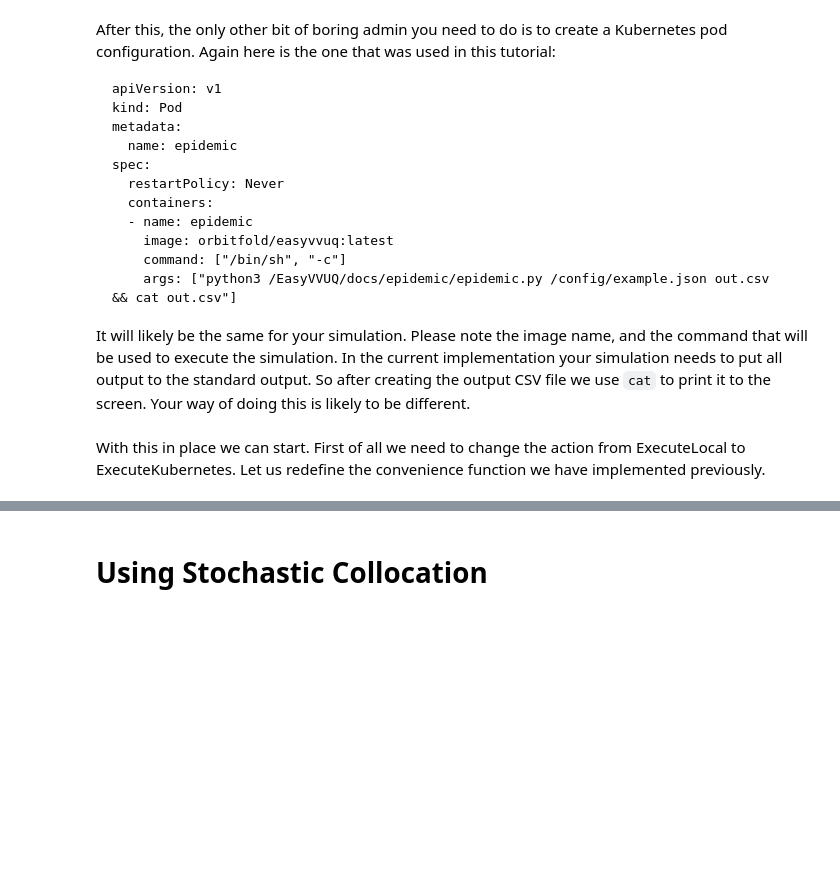
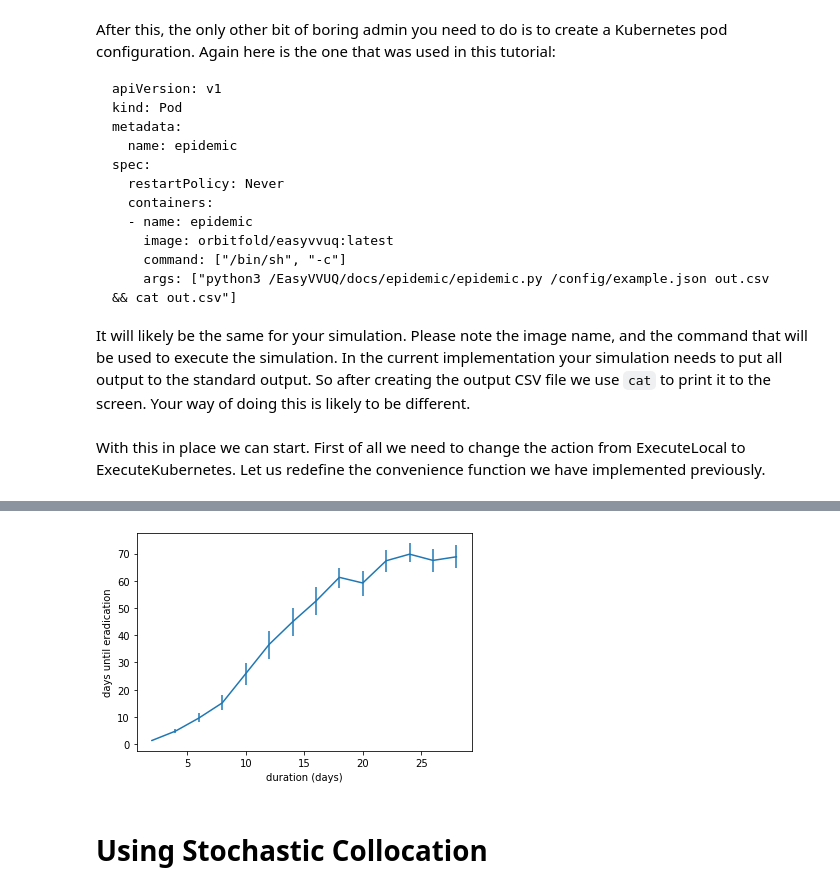
Before and after one commit to UCL-CCS/EasyVVUQ, a Jupyter notebook: docs/mega_tutorial.ipynb, the cells around one changed output, grey strips where cells are left out. Drawn from its saved outputs; the diff is of its cells as text; code cells hidden in the pictures; blank space fills up the shorter version.

```diff
--- a/docs/mega_tutorial.ipynb
+++ b/docs/mega_tutorial.ipynb
@@ -377,3 +393,6 @@ decoder.sim_complete(run_info=run_infos[0][1])
 # %%
 analysis = uq.analysis.EnsembleBoot(qoi_cols=["iteration"], groupby='ensemble', stat_func=np.mean, stat_name='mean')
 campaign.apply_analysis(analysis)
+# %%
+results = campaign.get_last_analysis()
+print(results)
@@ -380,3 +417,13 @@ campaign.apply_analysis(analysis)
+# %%
+plt.errorbar(list(range(2, 30, 2)),
+             results['iteration']['mean'].values,
+             np.array([results['iteration']['mean'].values - results['iteration']['low'].values,
+                       results['iteration']['high'].values - results['iteration']['mean'].values]))
+plt.xlabel('duration (days)')
+plt.ylabel('days until eradication')
+plt.show()
+# %% [output]
+[figure, added]
 # %% [markdown]
 # Using Stochastic Collocation
 # %%
```
Also changed, not shown: parts of 4 cells of this notebook, 1 other file.
